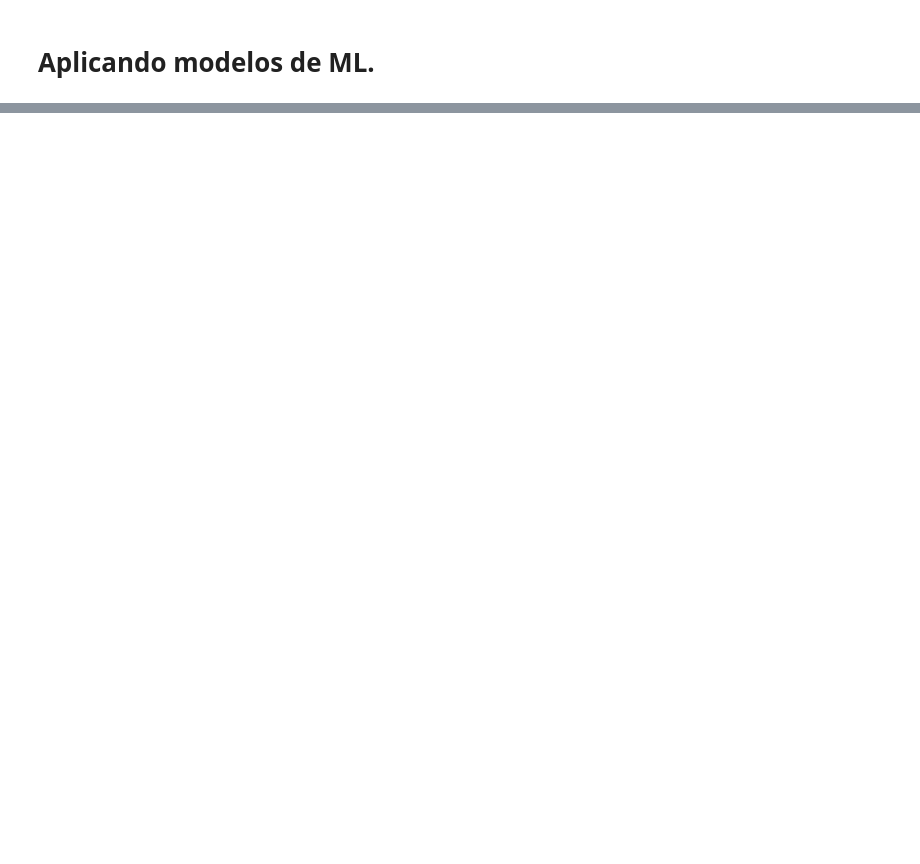
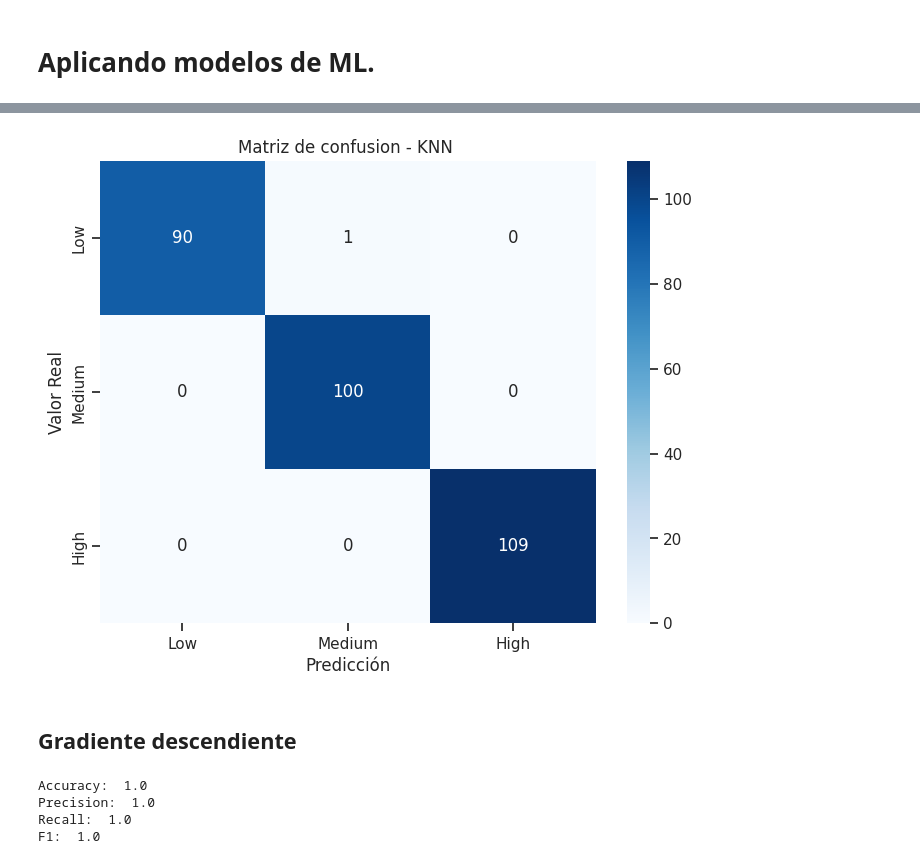
Before and after one commit to RicardxJMG/Data-projects, a Jupyter notebook: Data Science Projects/Cáncer de Pulmon/Lung_Cancer_Prediction.ipynb, the cells around one changed output, grey strips where cells are left out. Saved outputs shown, nothing was run; the diff lists cells and outputs as text; code cells hidden in the pictures; blank space fills up the shorter version.

```diff
--- a/Data Science Projects/Cáncer de Pulmon/Lung_Cancer_Prediction.ipynb
+++ b/Data Science Projects/Cáncer de Pulmon/Lung_Cancer_Prediction.ipynb
@@ -262,0 +390,6 @@ Accuracy:  0.7533333333333333
+# %%
+from sklearn.neighbors import KNeighborsClassifier
+
+knn = KNeighborsClassifier(n_neighbors=2)
+knn.fit(X_train, y_train)
+knn_pred = knn.predict(X_test)
@@ -262,0 +403,6 @@ Accuracy:  0.7533333333333333
+# %%
+plot_confusion_matrix(y_test, knn_pred, 'KNN')
+# %% [output]
+[figure, added]
+# %% [markdown]
+## Gradiente descendiente
@@ -262,0 +415,7 @@ Accuracy:  0.7533333333333333
+# %%
+print_metrics(y_test, gbc_pred)
+# %% [output]
+Accuracy:  1.0
+Precision:  1.0
+Recall:  1.0
+F1:  1.0
```
Also changed, not shown: parts of 26 cells of this notebook.
